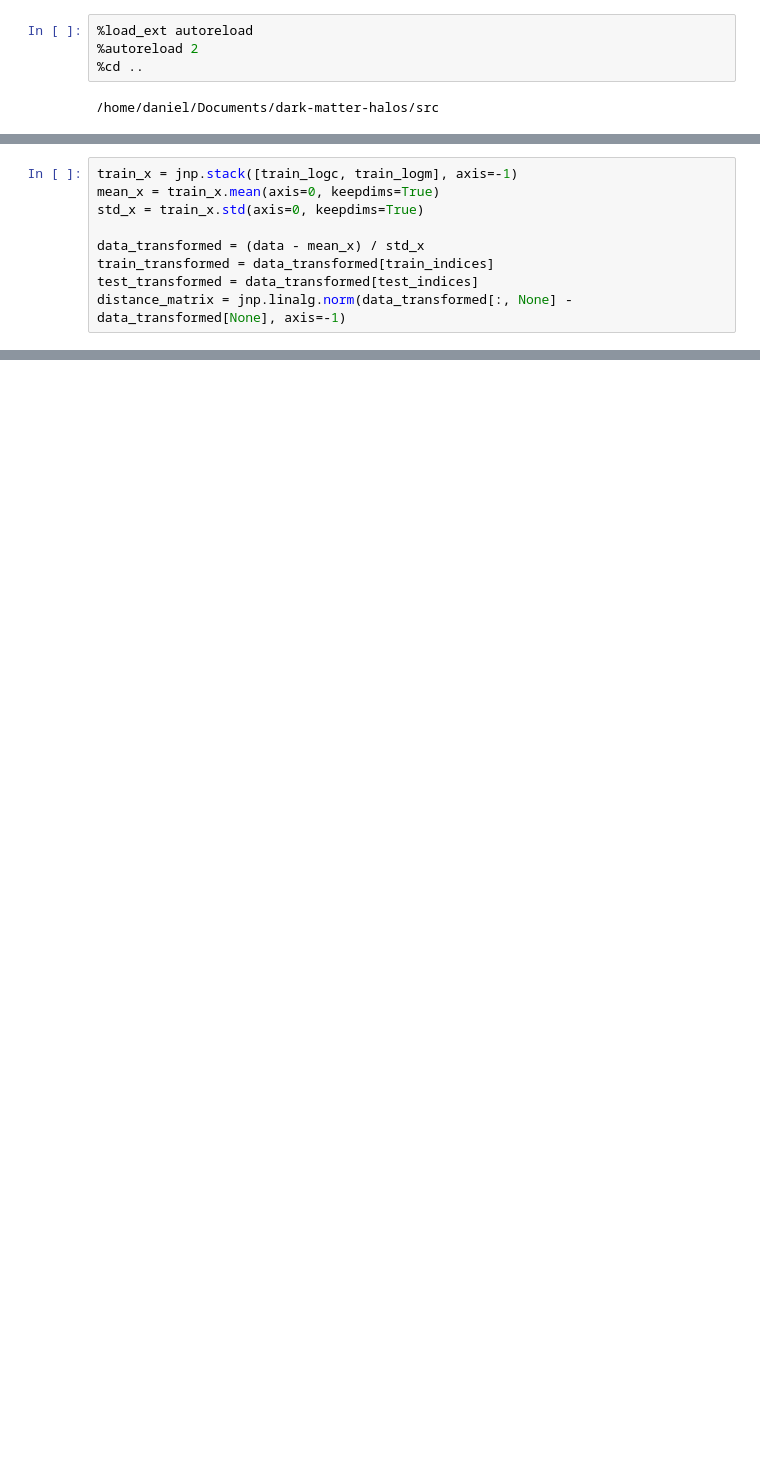
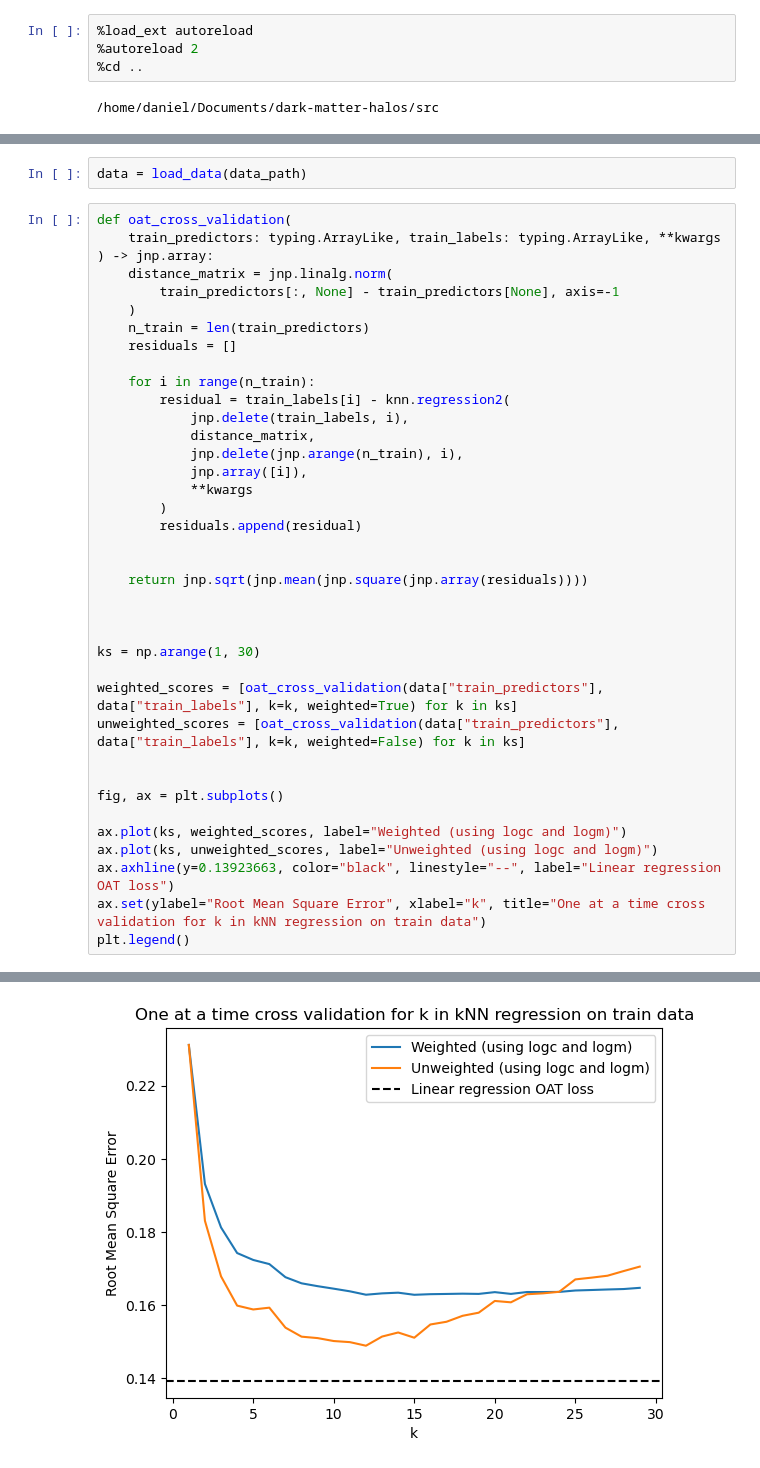
Before and after one commit to Daniel-Packer/dark-matter-halos, a Jupyter notebook: src/classical/classical_approach_knn.ipynb, the cells around one changed output, grey strips where cells are left out. Saved outputs shown, nothing was run; the diff lists cells and outputs as text; blank space fills up the shorter version.

```diff
--- a/src/classical/classical_approach_knn.ipynb
+++ b/src/classical/classical_approach_knn.ipynb
@@ -34,9 +16,0 @@ data = jnp.stack([logc, logm], axis=1)
-# %%
-train_x = jnp.stack([train_logc, train_logm], axis=-1)
-mean_x = train_x.mean(axis=0, keepdims=True)
-std_x = train_x.std(axis=0, keepdims=True)
-
-data_transformed = (data - mean_x) / std_x
-train_transformed = data_transformed[train_indices]
-test_transformed = data_transformed[test_indices]
-distance_matrix = jnp.linalg.norm(data_transformed[:, None] - data_transformed[None], axis=-1)
@@ -57,0 +17,41 @@ ax.set(xlabel="True log Stellar Mass", ylabel="Predicted log Stellar Mass")
+# %%
+data = load_data(data_path)
+# %%
+def oat_cross_validation(
+    train_predictors: typing.ArrayLike, train_labels: typing.ArrayLike, **kwargs
+) -> jnp.array:
+    distance_matrix = jnp.linalg.norm(
+        train_predictors[:, None] - train_predictors[None], axis=-1
+    )
+    n_train = len(train_predictors)
+    residuals = []
+
+    for i in range(n_train):
+        residual = train_labels[i] - knn.regression2(
+            jnp.delete(train_labels, i),
+            distance_matrix,
+            jnp.delete(jnp.arange(n_train), i),
+            jnp.array([i]),
+            **kwargs
+        )
+        residuals.append(residual)
+
+
+    return jnp.sqrt(jnp.mean(jnp.square(jnp.array(residuals))))
+
+
+
+ks = np.arange(1, 30)
+
+weighted_scores = [oat_cross_validation(data["train_predictors"], data["train_labels"], k=k, weighted=True) for k in ks]
+unweighted_scores = [oat_cross_validation(data["train_predictors"], data["train_labels"], k=k, weighted=False) for k in ks]
+
+
+fig, ax = plt.subplots()
+
+ax.plot(ks, weighted_scores, label="Weighted (using logc and logm)")
+ax.plot(ks, unweighted_scores, label="Unweighted (using logc and logm)")
+ax.axhline(y=0.13923663, color="black", linestyle="--", label="Linear regression OAT loss")
+ax.set(ylabel="Root Mean Square Error", xlabel="k", title="One at a time cross validation for k in kNN regression on train data")
+plt.legend()
+# %% [output]
@@ -57,0 +59 @@ ax.set(xlabel="True log Stellar Mass", ylabel="Predicted log Stellar Mass")
+[figure, added]
```
Also changed, not shown: parts of 4 cells of this notebook, 2 other files.
